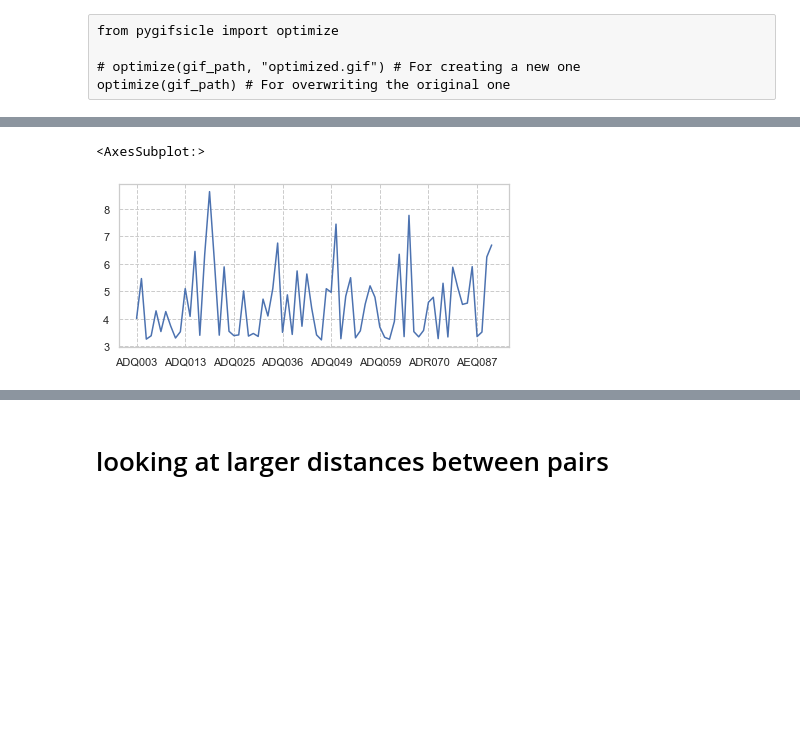
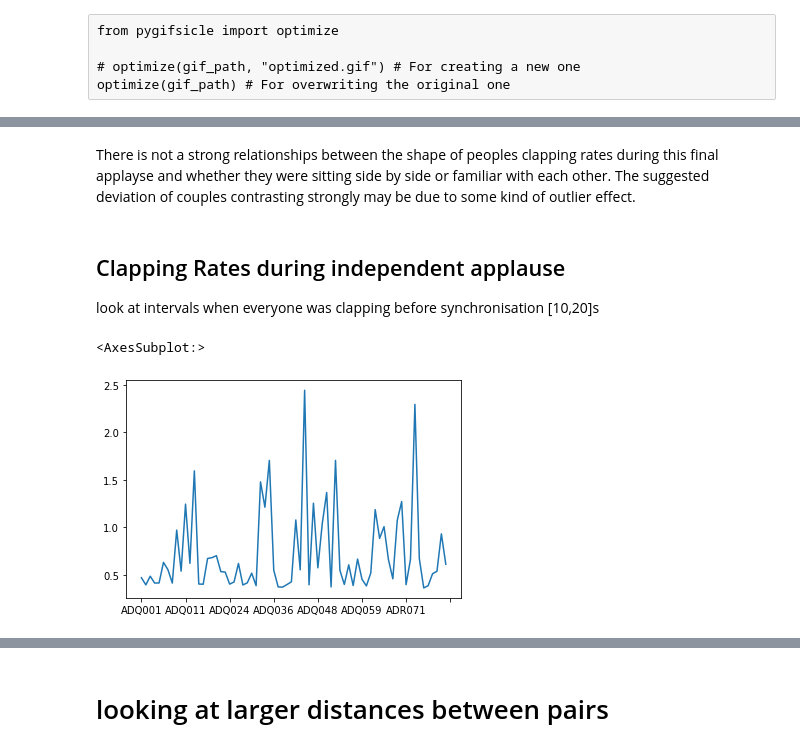
Before and after one commit to finn42/Clapping_Coordination, a Jupyter notebook: Clapping_Locations.ipynb, the cells around one changed output, grey strips where cells are left out. Saved outputs shown, nothing was run; the diff lists cells and outputs as text; code cells hidden in the pictures; blank space fills up the shorter version.

```diff
--- a/Clapping_Locations.ipynb
+++ b/Clapping_Locations.ipynb
@@ -74,7 +93,7 @@ individual claps
 # %%
 claps_folder = 'C:/Users/finnu/dev/copenhagen-musiclab-clapping/clapfiles/clapping_peaks/'
 Clap_files = os.listdir(claps_folder)
-clapname = Clap_files[14]
+clapname = Clap_files[6]
 # 6 finale, 14 schnittke, 1 beethoven, 0 bach
 clapname
 # %% [output]
@@ -96,8 +115,9 @@ plt.title('Number of claps per participant in ' + exp_name)
 plt.show()
 
 a = df_OnlyClaps.sum().index
-print([len(a),len(a[df_OnlyClaps.sum()>0])/len(a)])
-df_claps = df_claps.loc[:,a[df_OnlyClaps.sum()>0]]
+df_claps = df_claps.loc[:,a[df_OnlyClaps.sum()>20]]
+print([len(a),len(a[df_OnlyClaps.sum()>20])/len(a)])
+df_claps = df_claps.loc[:,a[df_OnlyClaps.sum()>20]]
 #df_claps.columns = range(df_claps.columns.size)
 df_OnlyClaps = df_claps.astype(bool).astype(int)
 # Evaluate length or recording
@@ -108,3 +128,8 @@ df_OnlyClaps = df_claps.astype(bool).astype(int)
+# %%
+# note these time are approximate to around the second, aligned roughly to final clapping excerpt times
+# Should be confirmed with better video interface than youtube
+musician_times = pd.read_csv('./Data/Final_clapping_section_accelerometer/Final_Stage_events.csv',sep=",") #SV alignment for beeps
+#musician_times
 # %%
 if t_end>15:
     # evaluate clapp statistics
@@ -158,10 +183,12 @@ if t_end>15:
 
     plt.ylim([0.1,0.9])
     plt.xlim([0,t_end])
+    plt.xticks(musician_times.TIME,musician_times.LABEL, rotation='vertical')
+
     plt.grid()
     plt.xlabel('Time (s)')
     plt.ylabel('Inter-clap interval (s)')
     plt.title(clapname +' Median (3 s) ICI percentiles')
-    plt.savefig(clapname+'_Applause_Local_ICI_medians_CentileTS.png',dpi=400)
+    plt.savefig(clapname+'_Applause_Local_ICI_medians_CentileTS_ME.png',dpi=400)
     plt.show()
 # %% [output]
@@ -301,9 +428,15 @@ Sub_Rels
+# %% [markdown]
+There is not a strong relationships between the shape of peoples clapping rates during this final applayse and whether they were sitting side by side or familiar with each other. The suggested deviation of couples contrasting strongly may be due to some kind of outlier effect.
+# %% [markdown]
+## Clapping Rates during independent applause
+look at intervals when everyone was clapping before synchronisation [10,20]s
 # %%
 # Euclidian distance metric
-A = pd.DataFrame(squareform(pdist(Clap_Feats.T)), columns = Clap_Feats.columns, index = Clap_Feats.columns)
+sub_Claps = Clap_Feats.loc[10:20] # 10 seconds during which participants clapped indepnendently
+A = pd.DataFrame(squareform(pdist(sub_Claps.T)), columns = sub_Claps.columns, index = sub_Claps.columns)
 A.median().plot()
 # %% [output]
 <AxesSubplot:>
-[figure, old version]
+[figure, new version]
 # %%
 Sub_Rels['Seg_Dist'] = 0
```
Also changed, not shown: parts of 41 cells of this notebook, 5 other files.
